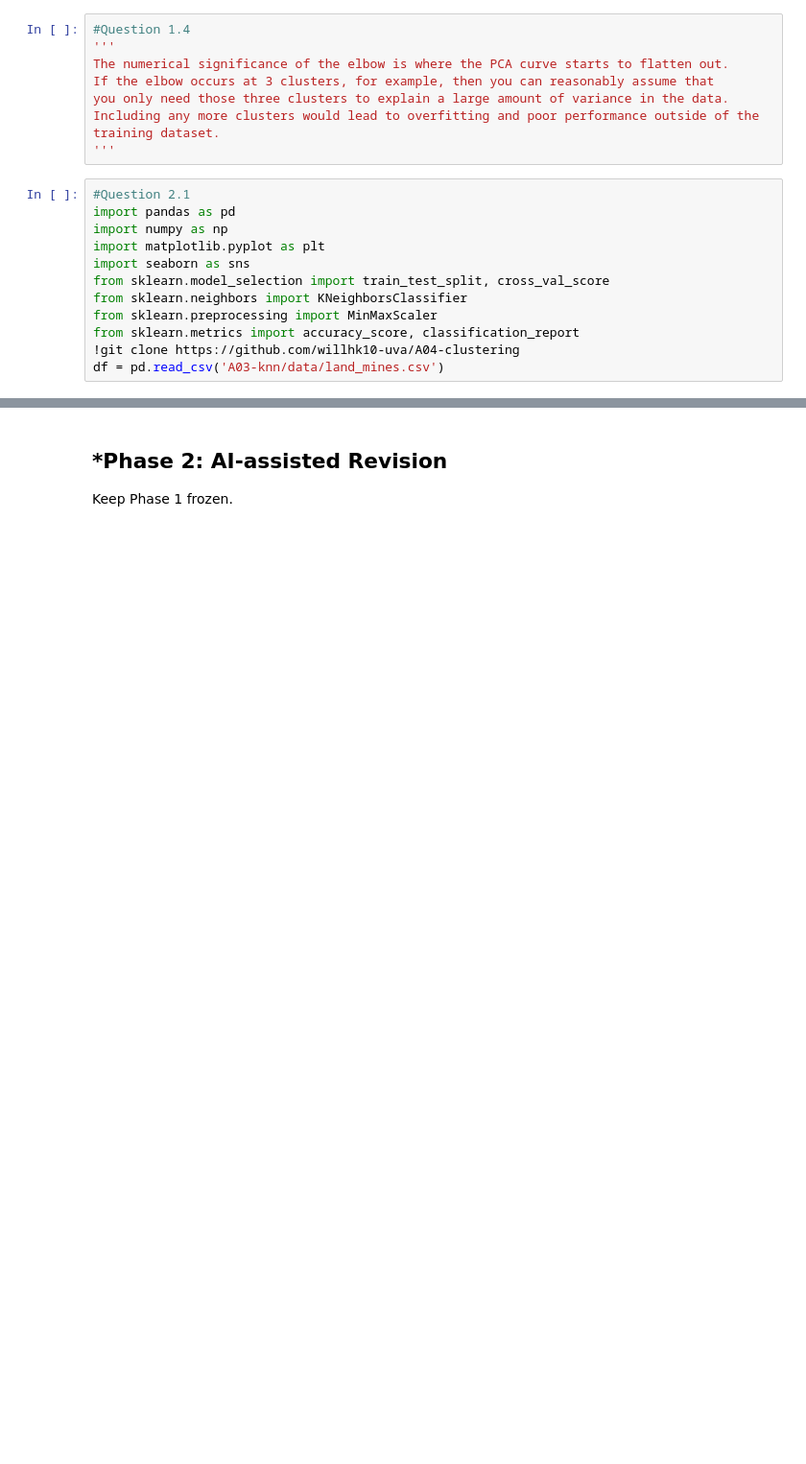
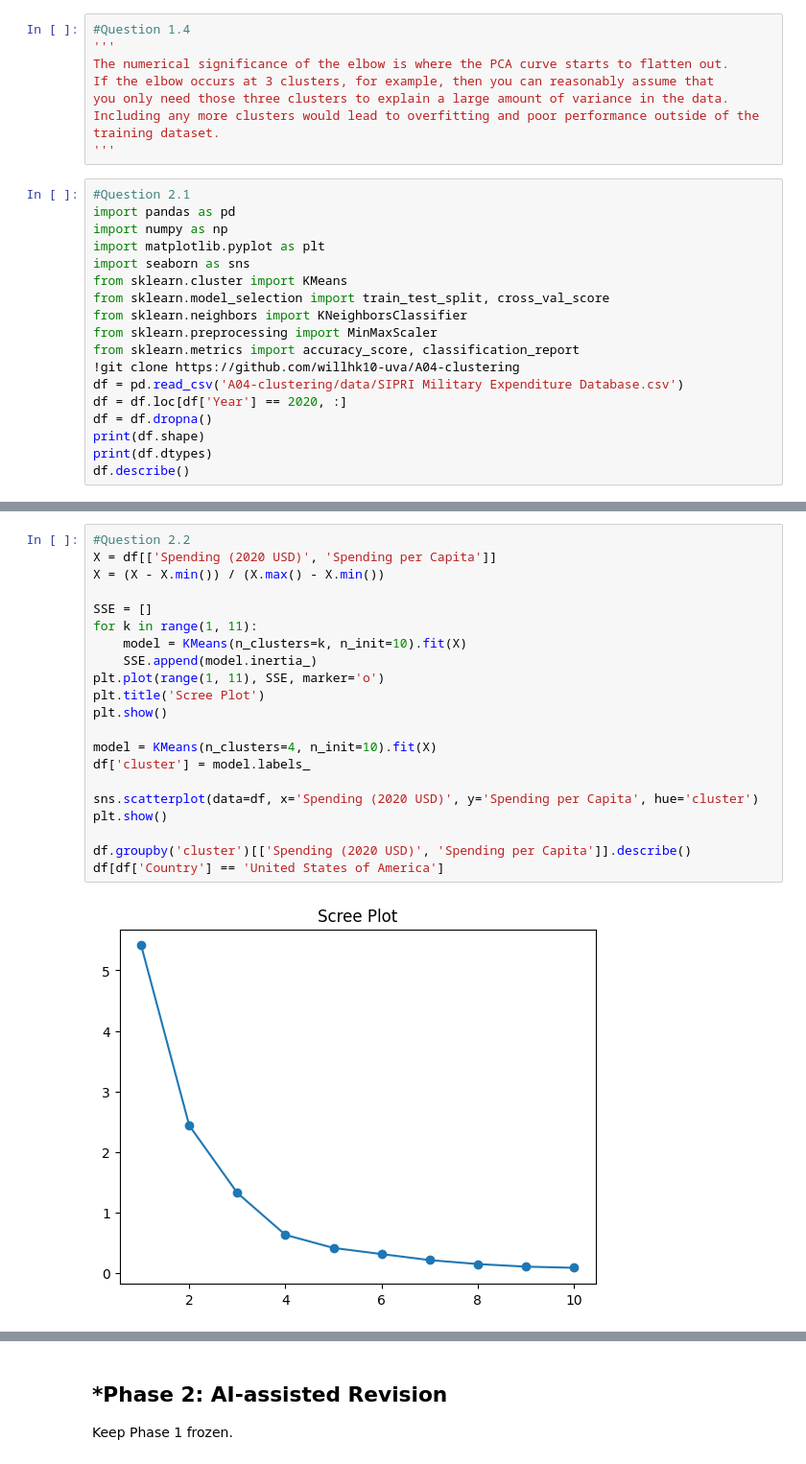
Before and after one commit to willhk10-uva/A04-clustering, a Jupyter notebook: notebook.ipynb, the cells around one changed output, grey strips where cells are left out. Shown at 96% size. Drawn from its saved outputs; the diff is of its cells as text; blank space fills up the shorter version.

```diff
--- a/notebook.ipynb
+++ b/notebook.ipynb
@@ -118,9 +118,15 @@ import pandas as pd
 import numpy as np
 import matplotlib.pyplot as plt
 import seaborn as sns
+from sklearn.cluster import KMeans
 from sklearn.model_selection import train_test_split, cross_val_score
 from sklearn.neighbors import KNeighborsClassifier
 from sklearn.preprocessing import MinMaxScaler
 from sklearn.metrics import accuracy_score, classification_report
 !git clone https://github.com/willhk10-uva/A04-clustering
-df = pd.read_csv('A03-knn/data/land_mines.csv')
+df = pd.read_csv('A04-clustering/data/SIPRI Military Expenditure Database.csv')
+df = df.loc[df['Year'] == 2020, :]
+df = df.dropna()
+print(df.shape)
+print(df.dtypes)
+df.describe()
@@ -126,0 +153,23 @@ df = pd.read_csv('A03-knn/data/land_mines.csv')
+# %%
+#Question 2.2
+X = df[['Spending (2020 USD)', 'Spending per Capita']]
+X = (X - X.min()) / (X.max() - X.min())
+
+SSE = []
+for k in range(1, 11):
+    model = KMeans(n_clusters=k, n_init=10).fit(X)
+    SSE.append(model.inertia_)
+plt.plot(range(1, 11), SSE, marker='o')
+plt.title('Scree Plot')
+plt.show()
+
+model = KMeans(n_clusters=4, n_init=10).fit(X)
+df['cluster'] = model.labels_
+
+sns.scatterplot(data=df, x='Spending (2020 USD)', y='Spending per Capita', hue='cluster')
+plt.show()
+
+df.groupby('cluster')[['Spending (2020 USD)', 'Spending per Capita']].describe()
+df[df['Country'] == 'United States of America']
+# %% [output]
+[figure, added]
```
Also changed, not shown: parts of 4 cells of this notebook.
